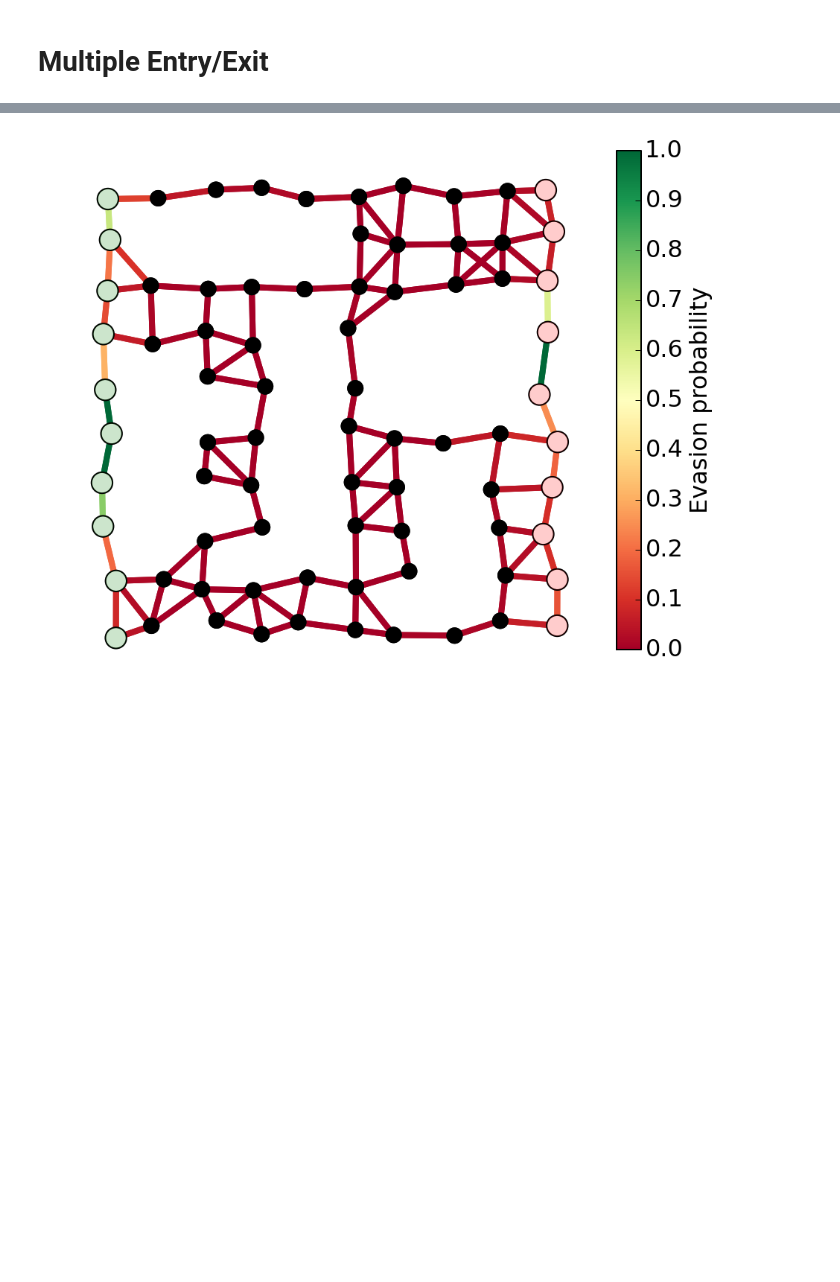
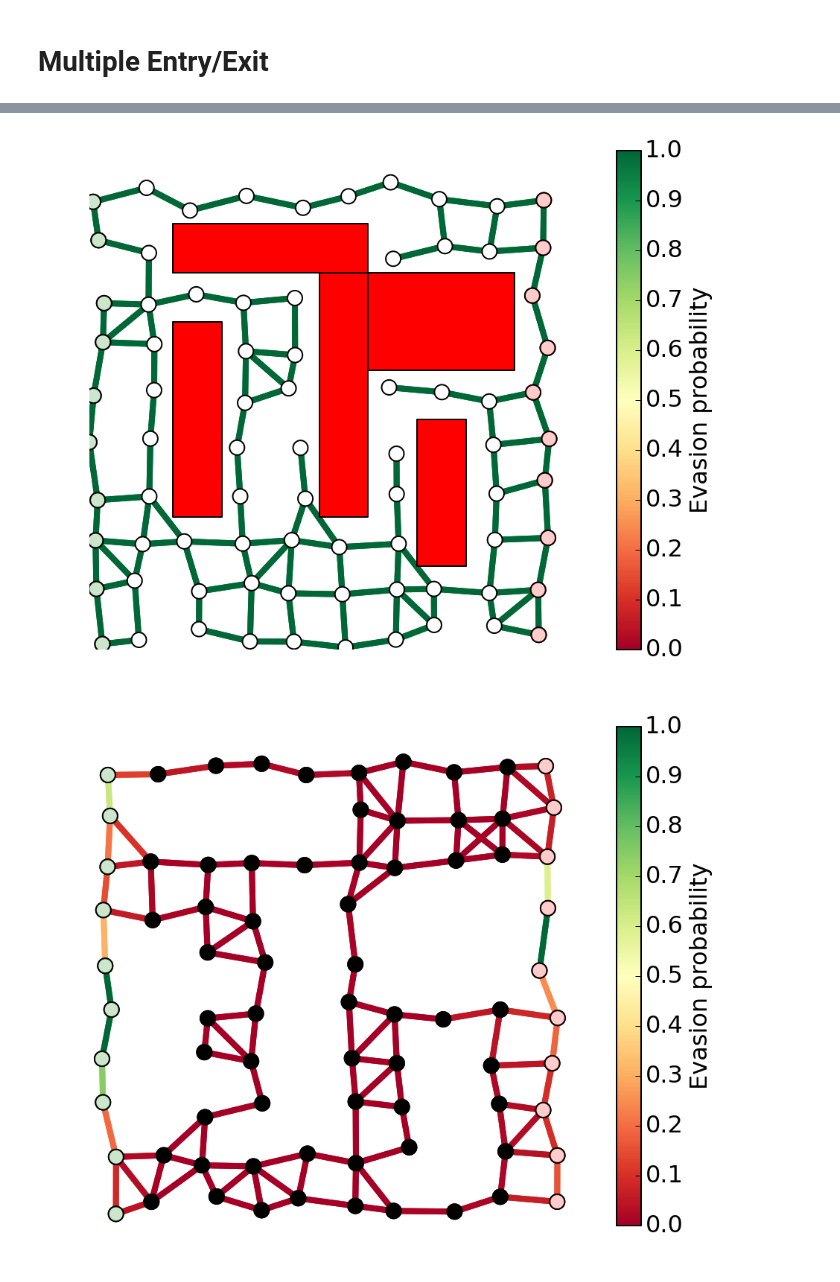
Before and after one commit to ajfriend/cvxpy_examples, a Jupyter notebook: interdiction.ipynb, the cells around one changed output, grey strips where cells are left out. Saved outputs shown, nothing was run; the diff lists cells and outputs as text; code cells hidden in the pictures; blank space fills up the shorter version.

```diff
--- a/interdiction.ipynb
+++ b/interdiction.ipynb
@@ -895,3 +797,34 @@ showPathsLR(H,pos,visibleNodes=visibleNodes,Gnodes=Gnodes,Rnodes=Rnodes,guards=N
+# %%
+N = 10
+buildings = [(.15,.75,.4,.1),
+             (.45,.25,.1,.5),
+             (.55,.55,.3,.2),
+             (.15,.25,.1,.4),
+             (.65,.15,.1,.3)]
+
+G, pos, dummyEdgeIdx = formGraph(N,.1,1.1,buildings=buildings,seed=0,dummyNodes=True)
+
+A = nx.incidence_matrix(G,oriented=True).toarray()
+n,m = A.shape
+
+b = np.zeros(n)
+b[0] = -1
+b[n-1] = 1
+
+visibleNodes = range(1,n-1)
+
+Gnodes = range(1,N+1)
+Rnodes = range(n-2,n-N-2,-1)
+
+fig, ax = showPaths(G,pos,visibleNodes=visibleNodes,Gnodes=Gnodes,Rnodes=Rnodes,guards=None)
+
+for x,y,w,h in buildings:
+    rect = plt.Rectangle((x,y),w,h,fc='r')
+    ax.add_patch(rect)
+
+# right things removed?
+# %% [output]
+[figure, added]
 # %%
 np.random.seed(0)
 
```
Also changed, not shown: parts of 15 cells of this notebook.
